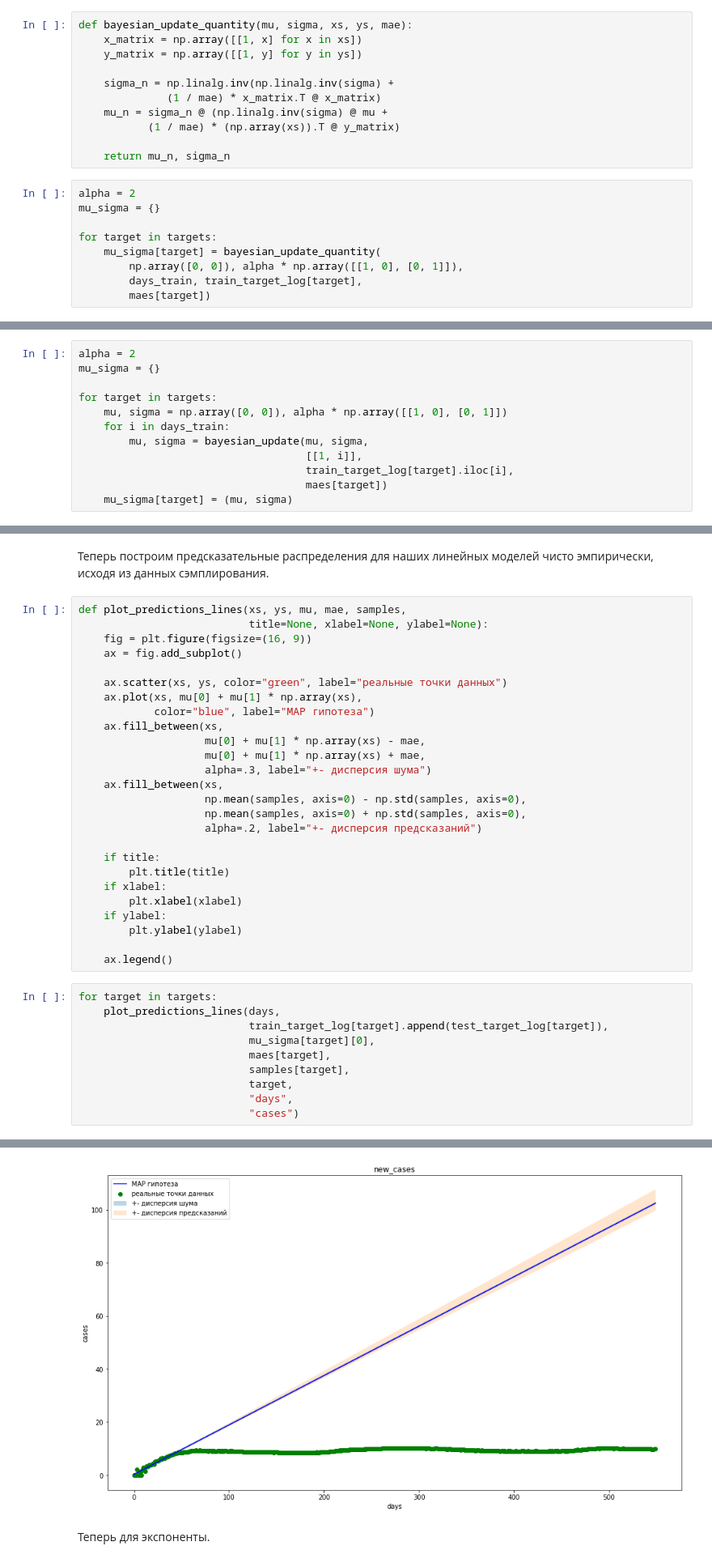
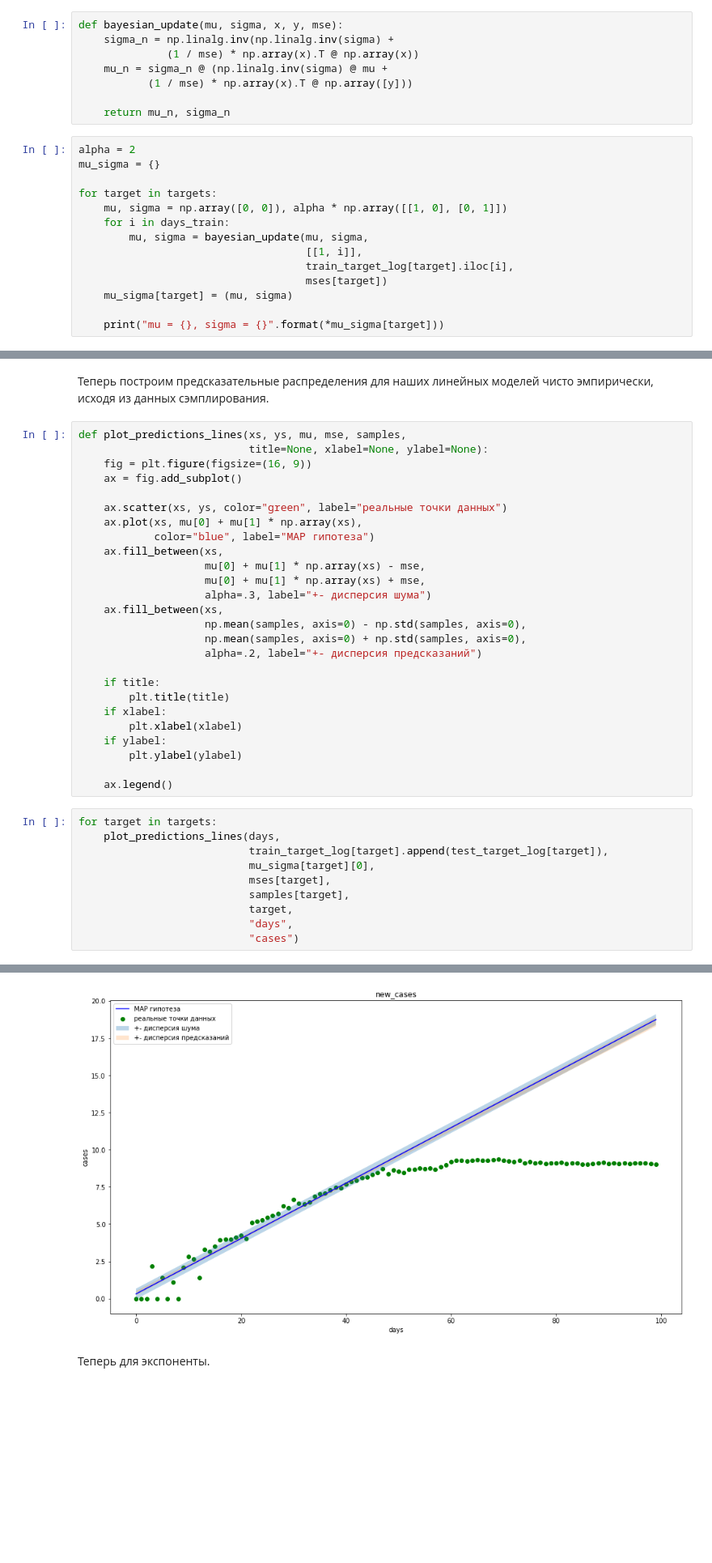
Before and after one commit to maxima1ist/made-advanced-ml-2022-hw, a Jupyter notebook: hw-1/linear_regression.ipynb, the cells around one changed output, grey strips where cells are left out. Shown at 81% size. Cells and saved outputs as stored; diff of their text form; blank space fills up the shorter version.

```diff
--- a/hw-1/linear_regression.ipynb
+++ b/hw-1/linear_regression.ipynb
@@ -216,14 +218,11 @@ $$
 \mu = \Sigma (\Sigma_{0}^{-1} \mu_{0}  + \frac{1}{\sigma^{2}} X^{T} \overline{y}).\\
 $$
 # %%
-def bayesian_update_quantity(mu, sigma, xs, ys, mae):
-    x_matrix = np.array([[1, x] for x in xs])
-    y_matrix = np.array([[1, y] for y in ys])
-
+def bayesian_update(mu, sigma, x, y, mse):
     sigma_n = np.linalg.inv(np.linalg.inv(sigma) +
-              (1 / mae) * x_matrix.T @ x_matrix)
+              (1 / mse) * np.array(x).T @ np.array(x))
     mu_n = sigma_n @ (np.linalg.inv(sigma) @ mu +
-           (1 / mae) * (np.array(xs)).T @ y_matrix)
+           (1 / mse) * np.array(x).T @ np.array([y]))
 
     return mu_n, sigma_n
 # %%
@@ -231,7 +230,12 @@ alpha = 2
 mu_sigma = {}
 
 for target in targets:
-    mu_sigma[target] = bayesian_update_quantity(
-        np.array([0, 0]), alpha * np.array([[1, 0], [0, 1]]),
-        days_train, train_target_log[target],
-        maes[target])
+    mu, sigma = np.array([0, 0]), alpha * np.array([[1, 0], [0, 1]])
+    for i in days_train:
+        mu, sigma = bayesian_update(mu, sigma,
+                                    [[1, i]],
+                                    train_target_log[target].iloc[i],
+                                    mses[target])
+    mu_sigma[target] = (mu, sigma)
+
+    print("mu = {}, sigma = {}".format(*mu_sigma[target]))
@@ -257,12 +246,0 @@ def bayesian_update(mu, sigma, x, y, mae):
-# %%
-alpha = 2
-mu_sigma = {}
-
-for target in targets:
-    mu, sigma = np.array([0, 0]), alpha * np.array([[1, 0], [0, 1]])
-    for i in days_train:
-        mu, sigma = bayesian_update(mu, sigma,
-                                    [[1, i]],
-                                    train_target_log[target].iloc[i],
-                                    maes[target])
-    mu_sigma[target] = (mu, sigma)
@@ -401,7 +368,7 @@ for target in targets:
 # %% [markdown]
 Теперь построим предсказательные распределения для наших линейных моделей чисто эмпирически, исходя из данных сэмплирования.
 # %%
-def plot_predictions_lines(xs, ys, mu, mae, samples,
+def plot_predictions_lines(xs, ys, mu, mse, samples,
                            title=None, xlabel=None, ylabel=None):
     fig = plt.figure(figsize=(16, 9))
     ax = fig.add_subplot()
@@ -410,8 +377,8 @@ def plot_predictions_lines(xs, ys, mu, mae, samples,
     ax.plot(xs, mu[0] + mu[1] * np.array(xs),
             color="blue", label="MAP гипотеза")
     ax.fill_between(xs,
-                    mu[0] + mu[1] * np.array(xs) - mae,
-                    mu[0] + mu[1] * np.array(xs) + mae,
+                    mu[0] + mu[1] * np.array(xs) - mse,
+                    mu[0] + mu[1] * np.array(xs) + mse,
                     alpha=.3, label="+- дисперсия шума")
     ax.fill_between(xs,
                     np.mean(samples, axis=0) - np.std(samples, axis=0),
@@ -431,7 +398,7 @@ for target in targets:
     plot_predictions_lines(days,
                            train_target_log[target].append(test_target_log[target]),
                            mu_sigma[target][0],
-                           maes[target],
+                           mses[target],
                            samples[target],
                            target,
                            "days",
@@ -441,4 +408,4 @@ for target in targets:
-[figure, old version]
+[figure, new version]
 # %% [markdown]
 Теперь для экспоненты.
 # %%
```
Also changed, not shown: parts of 50 cells of this notebook.
